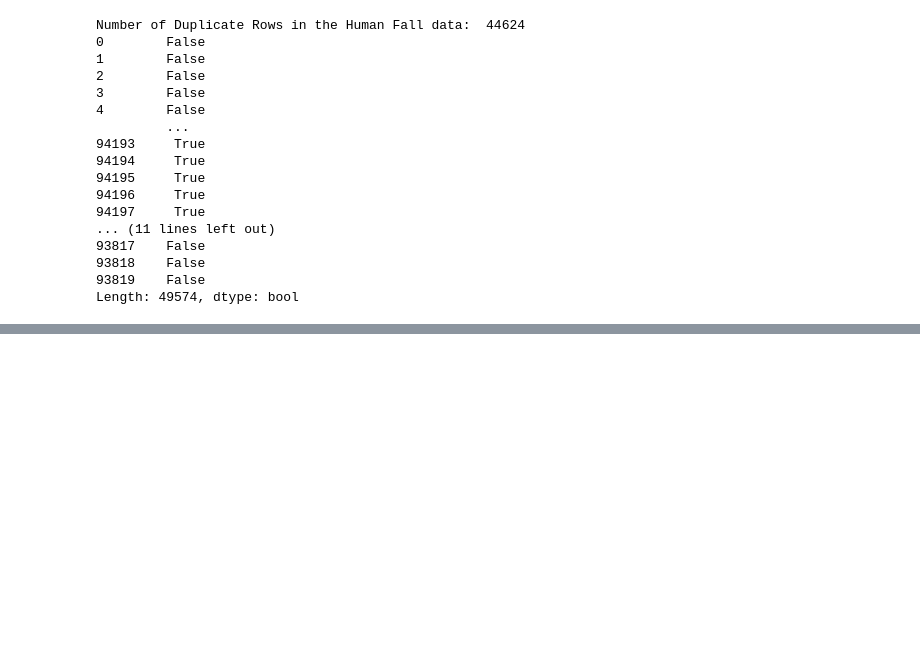
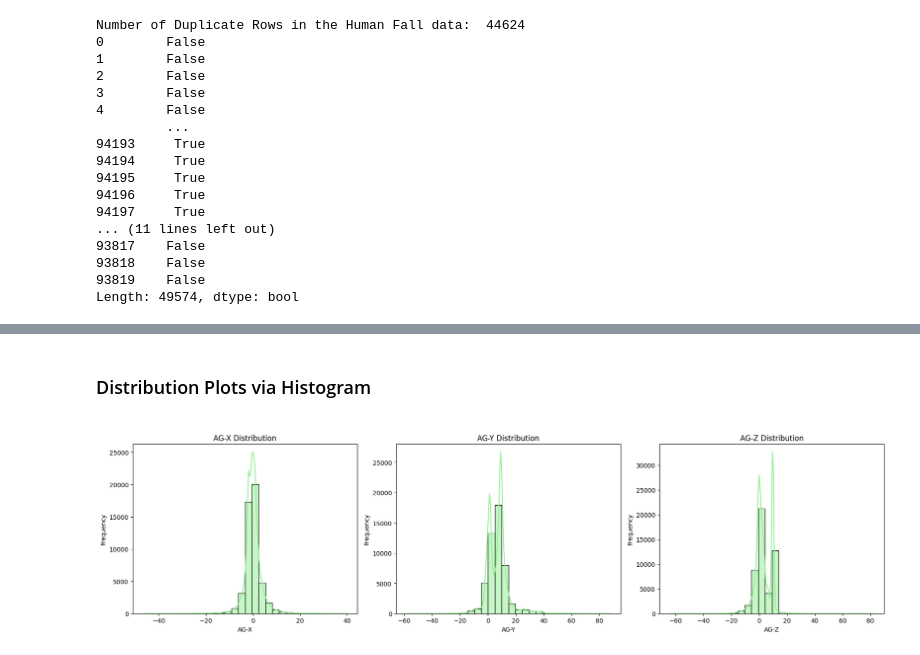
Before and after one commit to Krish1926/Human-Activity-Detection, a Jupyter notebook: Human_Activity_Detection_Final_Code.ipynb, the cells around one changed output, grey strips where cells are left out. Cells and saved outputs as stored; diff of their text form; code cells hidden in the pictures; blank space fills up the shorter version.

```diff
--- a/Human_Activity_Detection_Final_Code.ipynb
+++ b/Human_Activity_Detection_Final_Code.ipynb
@@ -124,0 +145,18 @@ Length: 49574, dtype: bool
+# %% [markdown]
+### Distribution Plots via Histogram
+# %%
+# Acceleration due to Gravity
+human_acc_cols = ['AG-X', 'AG-Y', 'AG-Z']
+
+human_fig, human_axes = plt.subplots(1, 3, figsize=(18, 5))
+
+for i, col in enumerate(human_acc_cols):
+    sns.histplot(human_fall[col], kde=True, color='lightgreen', bins=30, ax=human_axes[i])
+    human_axes[i].set_title(f'\n{col} Distribution')
+    human_axes[i].set_xlabel(col)
+    human_axes[i].set_ylabel('Frequency')
+
+plt.tight_layout()
+plt.show()
+# %% [output]
+[figure, added]
```
Also changed, not shown: parts of 11 cells of this notebook.
